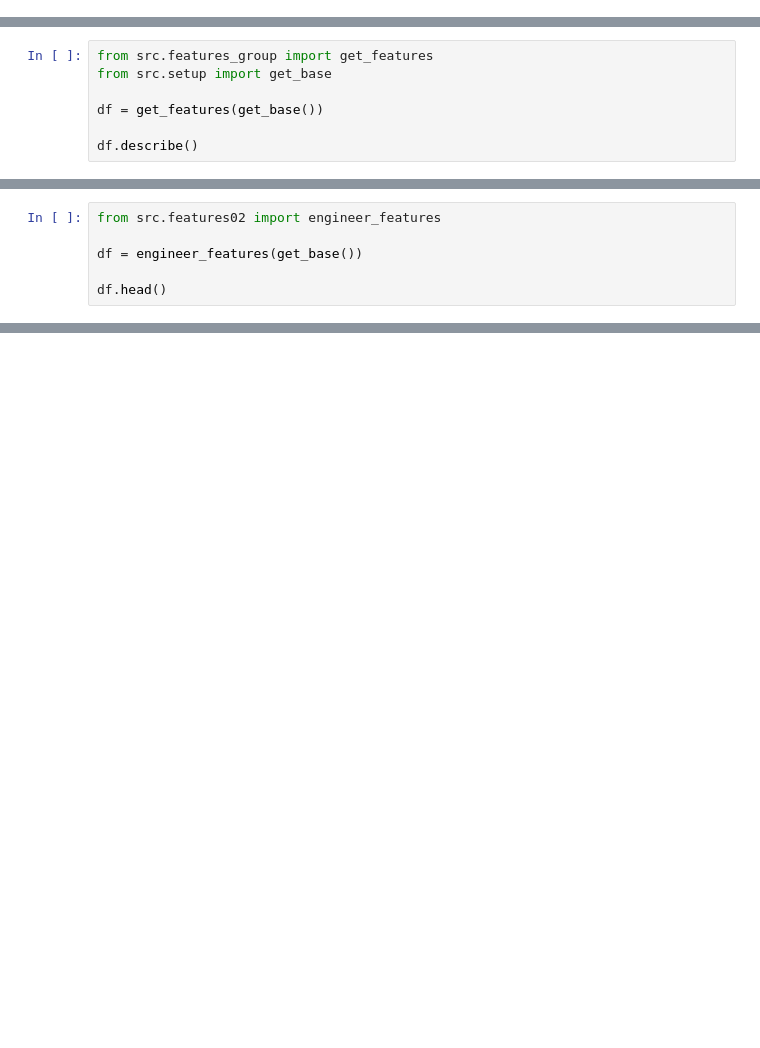
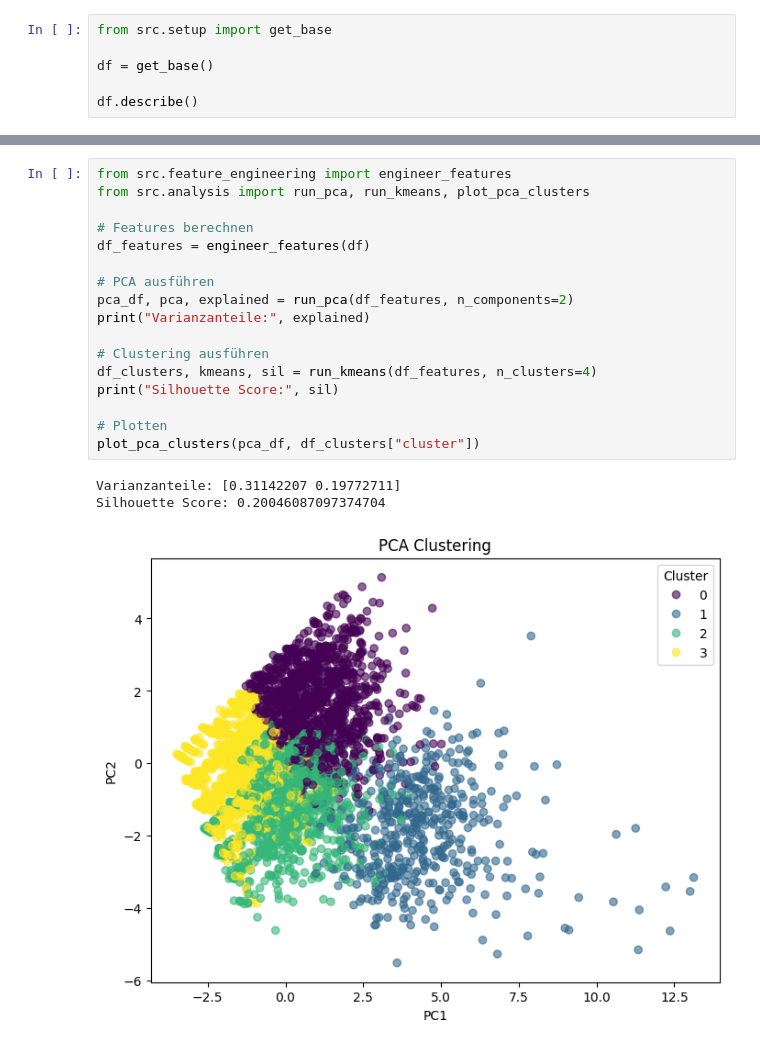
Before and after one commit to 42kiko/traveltide, a Jupyter notebook: notebooks/features.ipynb, the cells around one changed output, grey strips where cells are left out. Cells and saved outputs as stored; diff of their text form; blank space fills up the shorter version.

Commit message:
pca, clustering and anaylsis

```diff
--- a/notebooks/features.ipynb
+++ b/notebooks/features.ipynb
@@ -0,0 +1,6 @@
+# %%
+from src.setup import get_base
+
+df = get_base()
+
+df.describe()
@@ -1,8 +18,2 @@
 # %%
-from src.features_group import get_features
-from src.setup import get_base
-
-df = get_features(get_base())
-
-df.describe()
 # %% [output]
@@ -59,9 +62,3 @@ Shape: (5998, 12)
 | 125845 | 0.111111 | 1 | 0.111111 | 1 | 9 | ... |
 | 133058 | 0.000000 | 0 | 0.125000 | 1 | 8 | ... |
 | 149058 | 0.125000 | 1 | 0.000000 | 0 | 8 | ... |
-# %%
-from src.features02 import engineer_features
-
-df = engineer_features(get_base())
-
-df.head()
@@ -75,0 +65,21 @@ df.head()
+# %%
+from src.feature_engineering import engineer_features
+from src.analysis import run_pca, run_kmeans, plot_pca_clusters
+
+# Features berechnen
+df_features = engineer_features(df)
+
+# PCA ausführen
+pca_df, pca, explained = run_pca(df_features, n_components=2)
+print("Varianzanteile:", explained)
+
+# Clustering ausführen
+df_clusters, kmeans, sil = run_kmeans(df_features, n_clusters=4)
+print("Silhouette Score:", sil)
+
+# Plotten
+plot_pca_clusters(pca_df, df_clusters["cluster"])
+# %% [output]
+Varianzanteile: [0.31142207 0.19772711]
+Silhouette Score: 0.20046087097374704
+[figure, added]
```
Also changed, not shown: parts of 3 cells of this notebook, 5 other files.
